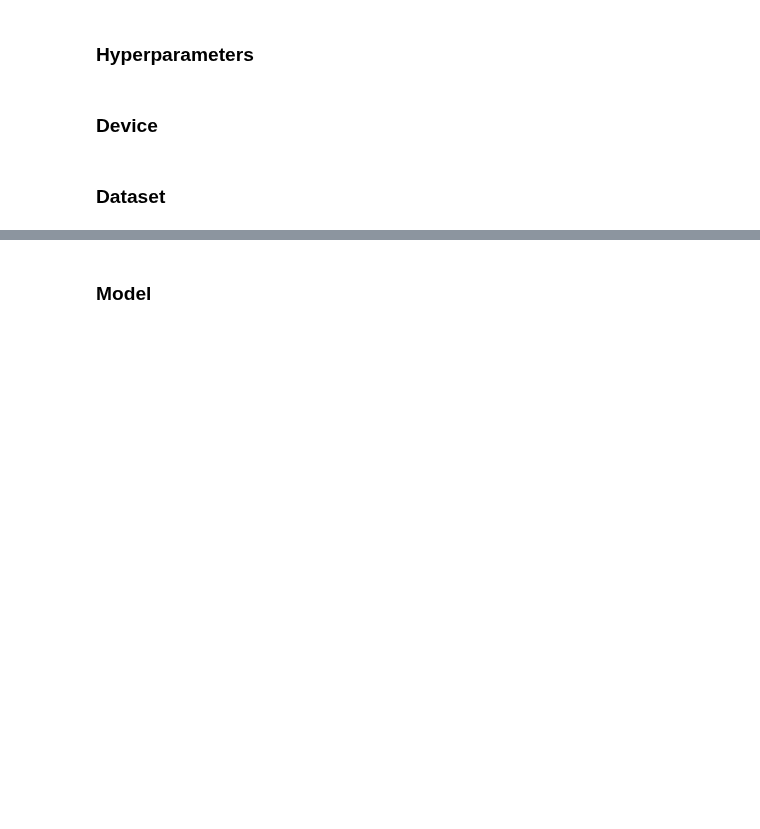
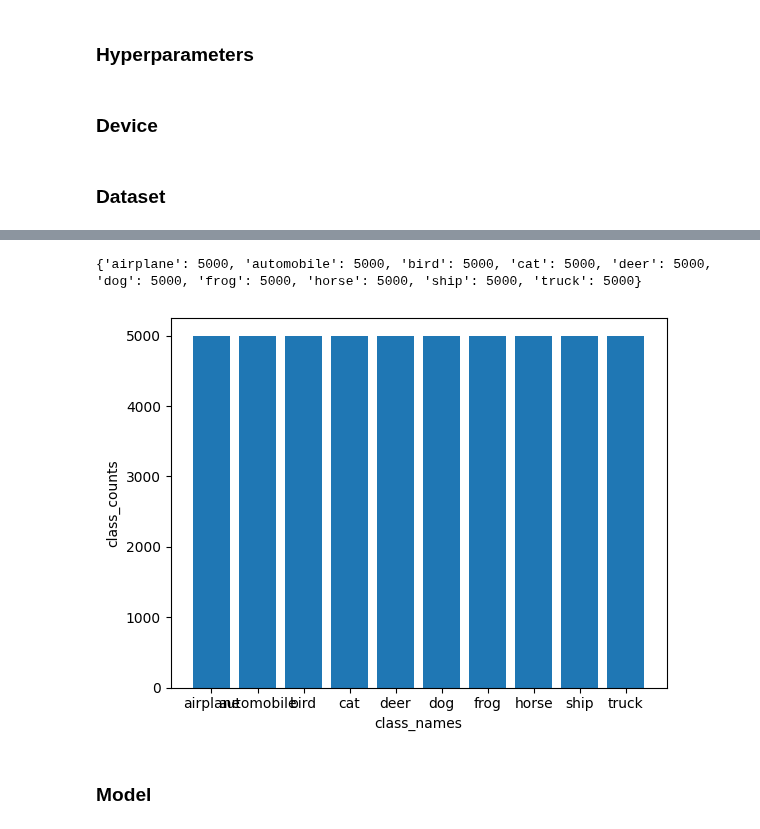
Before and after one commit to SustechSTA303/STA303-Assignment01, a Jupyter notebook: Assignment01.ipynb, the cells around one changed output, grey strips where cells are left out. Saved outputs shown, nothing was run; the diff lists cells and outputs as text; code cells hidden in the pictures; blank space fills up the shorter version.

```diff
--- a/Assignment01.ipynb
+++ b/Assignment01.ipynb
@@ -76,3 +79,23 @@ class_names = ['airplane', 'automobile', 'bird', 'cat', 'deer', 'dog', 'frog', '
+# %%
+class_counts = {class_names[i]: 0 for i in range(len(class_names))}
+
+for data in train_set:
+    _, label = data
+    class_name = class_names[label]
+    class_counts[class_name] += 1
+
+print(class_counts)
+# %% [output]
+{'airplane': 5000, 'automobile': 5000, 'bird': 5000, 'cat': 5000, 'deer': 5000, 'dog': 5000, 'frog': 5000, 'horse': 5000, 'ship': 5000, 'truck': 5000}
+# %%
+class_names = ['airplane','automobile','bird','cat','deer','dog','frog','horse','ship','truck']
+class_counts = [5000,5000,5000,5000,5000,5000,5000,5000,5000,5000]
+plt.bar(class_names, class_counts)
+plt.xlabel('class_names')
+plt.ylabel('class_counts')
+plt.show()
+# %% [output]
+[figure, added]
 # %% [markdown]
 ### Model
 # %%
```
Also changed, not shown: parts of 25 cells of this notebook.
